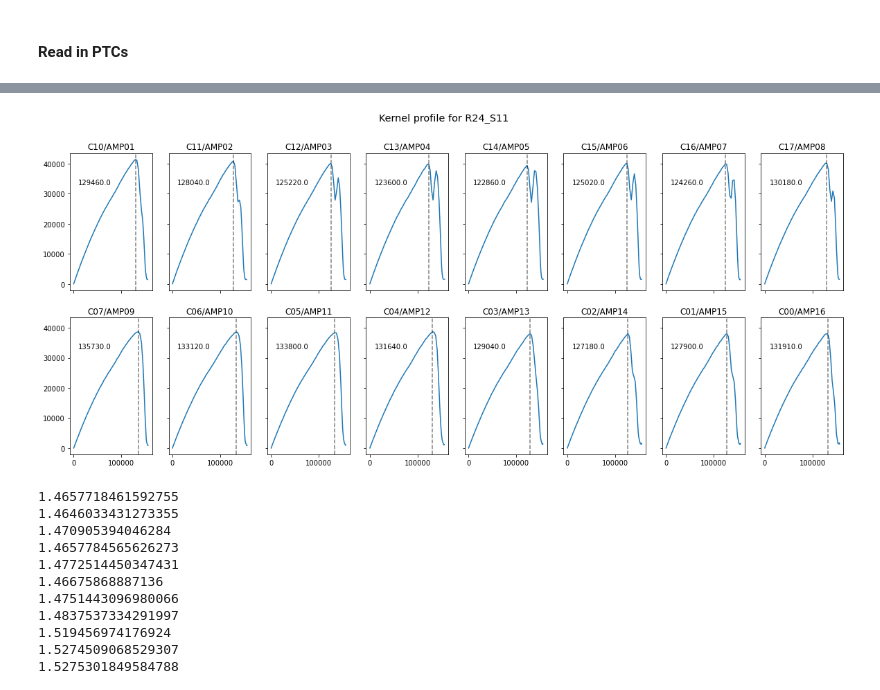
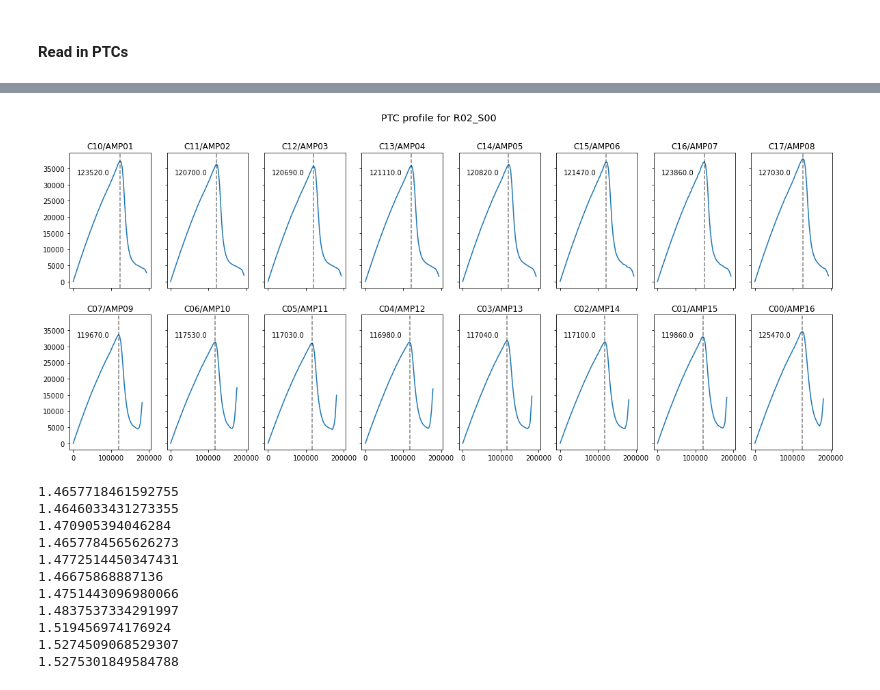
Before and after one commit to Alex-Broughton/run5, a Jupyter notebook: BF/BFK.ipynb, the cells around one changed output, grey strips where cells are left out. Saved outputs shown, nothing was run; the diff lists cells and outputs as text; code cells hidden in the pictures.

```diff
--- a/BF/BFK.ipynb
+++ b/BF/BFK.ipynb
@@ -35,16 +43,17 @@ butler = Butler(repo_path)
 registry = butler.registry
 
 # Pick a sensor
-# Interesting sensors: R10_S11, R02_S00
-sensor = "R24_S11"
-det = 112
+# Interesting sensors: 9 (C15/C16), 31 (C10)
+sensor = "R02_S00"
+# (9, 23, 31, 83, 112, 136)
+det = 9
 # %% [markdown]
 #### Read in BFKs
 # %%
-bfk = butler.get('bfk', detector=det, instrument='LSSTCam', collections='u/abrought/BF/run_13144/bfks2')
+bfk = butler.get('bfk', detector=det, instrument='LSSTCam', collections='u/abrought/BF/run_13144/bfks')
 bfk.ampKernels
 
-fig, axs = plt.subplots(2,8, sharex=True, sharey=False, figsize=(20,8), facecolor='w')
+fig, axs = plt.subplots(2,8, sharex=True, sharey=True, figsize=(20,8), facecolor='w')
 plt.suptitle("Kernel profile for " + sensor, fontsize="x-large")
 for i, amp in enumerate(camera[0].getAmplifiers()):
     ax = axs[0 if i < 8 else 1][i if i < 8 else i-8]
@@ -110,18 +103,18 @@ ColDefs(
 # %%
 ptc = butler.get('ptc', detector=det, instrument='LSSTCam', collections='u/abrought/BF/run_13144/ptcs')
 
 
 fig, axs = plt.subplots(2,8, sharex=True, sharey=True, figsize=(20,8), facecolor='w')
-plt.suptitle("Kernel profile for " + sensor, fontsize="x-large")
+plt.suptitle("PTC profile for " + sensor, fontsize="x-large")
 for i, amp in enumerate(camera[0].getAmplifiers()):
     ax = axs[0 if i < 8 else 1][i if i < 8 else i-8]
     flux = [mean * ptc.gain[amp.getName()] for mean in ptc.rawMeans[amp.getName()]]
     im = ax.plot(flux, ptc.rawVars[amp.getName()])
     ax.set(title=amp.getName() + "/" + slacAmps[amp.getName()])
     ax.axvline(flux[np.argmax(ptc.rawVars[amp.getName()])], linestyle="--", color="black", alpha=0.5)
     ax.text(10000, 33000, str(round(flux[np.argmax(ptc.rawVars[amp.getName()])], -1)))
 # %% [output]
-[figure, old version]
+[figure, new version]
 # %%
 ptc_linearized = butler.get('ptc', detector=det, instrument='LSSTCam', collections='u/abrought/BF/run_13144/ptcs_linearized')
 
```
Also changed, not shown: parts of 6 cells of this notebook, 49 other files.
